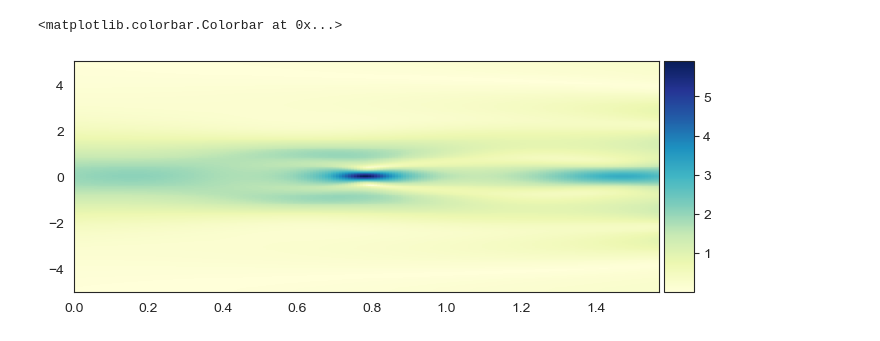
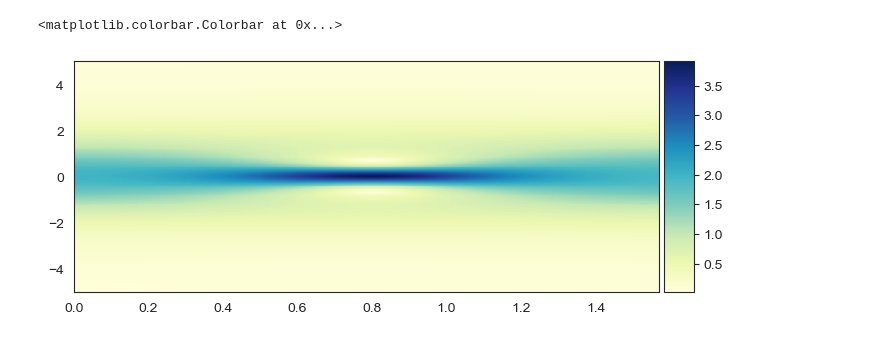
Before and after one commit to Maayowa/PINN_Practice, a Jupyter notebook: Schrodingervisualizer copy.ipynb, the cells around one changed output. Drawn from its saved outputs; the diff is of its cells as text; code cells hidden in the pictures.

```diff
--- a/Schrodingervisualizer copy.ipynb
+++ b/Schrodingervisualizer copy.ipynb
@@ -176,8 +166,6 @@ idx_t = np.random.choice(t.shape[0], N_b, replace = False)
 tb = t[idx_t][:, None]
 
 X_f = lb + (ub-lb)*lhs(2, N_f)  # pyDOE lhs used for generating quasi-random multidimensional samples
-# %%
-X_star = torch.hstack((X.flatten()[:, None], T.flatten()[:, None]))
 # %%
 # Create MLP for model training
 
@@ -242,7 +230,7 @@ class ModelNetwork():
 
         self.optimizer = torch.optim.LBFGS(
             self.pinn.parameters(),
-            lr = 1.0,
+            # lr = 1.0,
             max_iter = 50000,
             max_eval = 50000,
             history_size = 50,
@@ -278,8 +266,8 @@ class ModelNetwork():
         v_xx = torch.autograd.grad(v_x, x, grad_outputs=torch.ones_like(v_x)
                                   , retain_graph = True, create_graph = True)[0]
 
-        f_u = u_t + 0.5*u_xx + (u**2 + v**2)*v
-        f_v = v_t - 0.5*v_xx - (u**2 + v**2)*u
+        f_u = u_t + 0.5*v_xx + (u**2 + v**2)*v
+        f_v = v_t - 0.5*u_xx - (u**2 + v**2)*u
 
         return f_u, f_v
 
@@ -290,13 +278,13 @@ class ModelNetwork():
         f_u_pred, f_v_pred = self.net_f_uv(self.x_f, self.t_f)
 
         loss = (torch.mean((self.u0 - u0_pred)**2) +
-                     torch.mean((self.v0 - v0_pred)**2) +
-                     torch.mean((u_lb_pred- u_ub_pred)**2) +
-                     torch.mean((v_lb_pred- v_ub_pred)**2) +
-                     torch.mean((u_x_lb_pred - u_x_ub_pred)**2) +
-                     torch.mean((v_x_lb_pred - v_x_ub_pred)**2) +
-                     torch.mean((f_u_pred)**2) + torch.mean((f_v_pred)**2)
-                     )
+                torch.mean((self.v0 - v0_pred)**2) +
+                torch.mean((u_lb_pred- u_ub_pred)**2) +
+                torch.mean((v_lb_pred- v_ub_pred)**2) +
+                torch.mean((u_x_lb_pred - u_x_ub_pred)**2) +
+                torch.mean((v_x_lb_pred - v_x_ub_pred)**2) +
+                torch.mean((f_u_pred)**2) + torch.mean((f_v_pred)**2)
+                )
         self.optimizer.zero_grad()
         loss.backward()
 
@@ -327,6 +315,6 @@ torch.manual_seed(seed)
 
 model = ModelNetwork(x0, u0, v0, tb, X_f, layers, lb, ub)
 start = time.time()
-model.train(1000)
+model.train(5000)
 print("Training took: " + str(time.time() - start))
 # %% [output]
@@ -350,29 +339,29 @@ Training took: 24074.968041419983
 # %%
 from scipy.interpolate import griddata
 import matplotlib.gridspec as gridspec
 from mpl_toolkits.axes_grid1 import make_axes_locatable
 
+X_star  =X_star.requires_grad_()
+# u_pred, v_pred, _, _ = model.net_uv(X_star[:, 0:1], X_star[:, 1:2])
+# f_u_pred, f_v_pred = model.net_f_uv(X_star[:, 0:1], X_star[:, 1:2])
 
-#u_pred, v_pred, _, _ = model.net_uv(X_star[:, 0:1], X_star[:, 1:2])
-#f_u_pred, f_v_pred = model.net_f_uv(X_star[:, 0:1], X_star[:, 1:2])
-
-#u_pred, v_pred, f_u_pred, f_v_pred = model.predict(X_star)
-# h_pred = np.sqrt(u_pred.detach().numpy()**2 + v_pred.detach().numpy()**2)
+u_pred, v_pred, f_u_pred, f_v_pred = model.net_uv(X_star[:, 0:1], X_star[:, 1:2])
+h_pred = np.sqrt(u_pred.detach().numpy()**2 + v_pred.detach().numpy()**2)
 
 H_pred = griddata(X_star.detach().numpy(), h_pred.flatten(), (X, T), method = 'cubic')
 
 fig = plt.figure(figsize = (8, 3))
 ax = fig.add_subplot(111)
 
 h = ax.imshow(H_pred.T, interpolation='nearest', cmap='YlGnBu',
                 extent=[lb[1], ub[1], lb[0], ub[0]],
                 origin='lower', aspect='auto')
 
 divider = make_axes_locatable(ax)
 cax = divider.append_axes("right", size="5%", pad=0.05)
 fig.colorbar(h, cax=cax)
 # %% [output]
 <matplotlib.colorbar.Colorbar at 0x...>
-[figure, old version]
+[figure, new version]
 # %%
 u0_pred, v0_pred, _, _ = model.net_uv(X_star[:, 0:1], X_star[:, 1:2])
```
Also changed, not shown: parts of 3 cells of this notebook, 1 other file.
